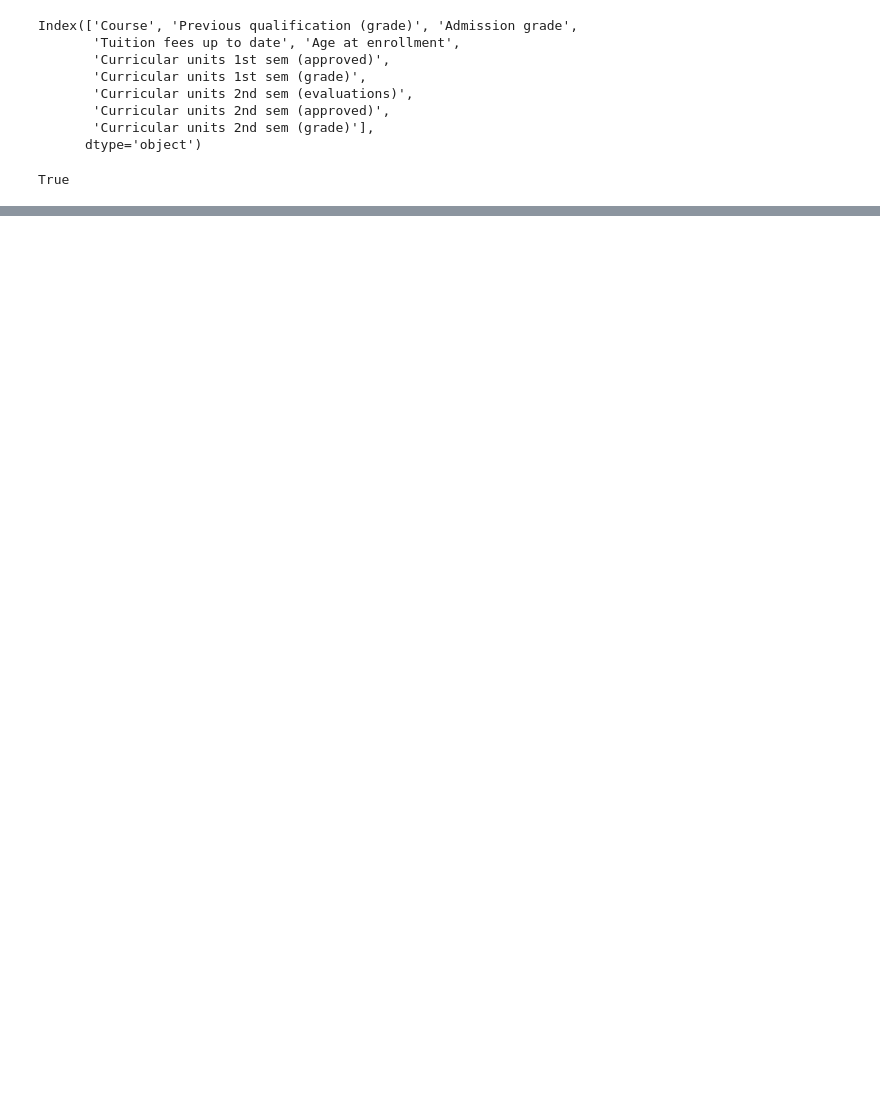
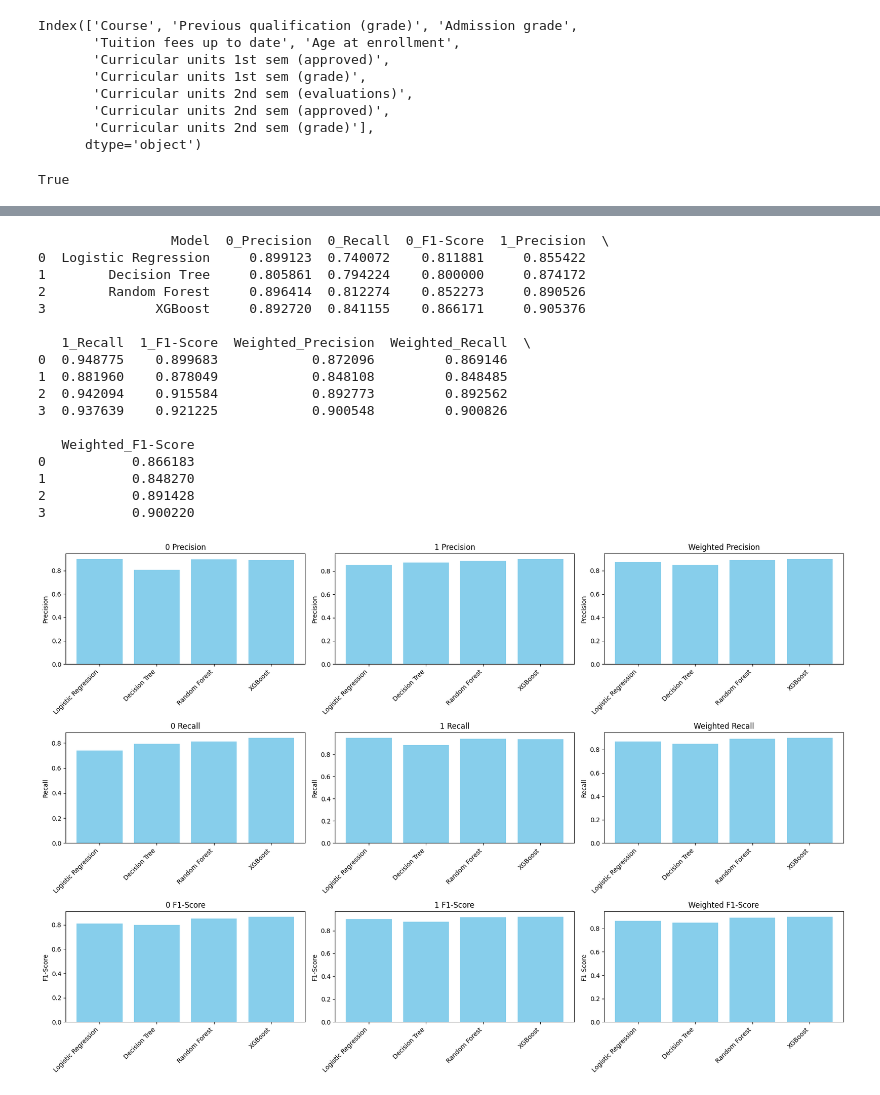
Before and after one commit to jmr-enola/AIM-AI-ML-Capstone-Project, a Jupyter notebook: files/main.ipynb, the cells around one changed output, grey strips where cells are left out. Drawn from its saved outputs; the diff is of its cells as text; code cells hidden in the pictures; blank space fills up the shorter version.

```diff
--- a/files/main.ipynb
+++ b/files/main.ipynb
@@ -685,0 +806,16 @@ print(pca.explained_variance_ratio_)
+# %%
+# train XGBoost model and evaluate its performance
+from xgboost import XGBClassifier
+model = XGBClassifier(random_state=42, eval_metric='logloss')
+model.fit(X_train, y_train)
+y_pred = model.predict(X_test)
+
+from sklearn.metrics import classification_report, confusion_matrix
+print(confusion_matrix(y_test, y_pred))
+print(classification_report(y_test, y_pred))
+
+evaluation_metrics.append({
+    "model": "XGBoost",
+    "confusion_matrix": confusion_matrix(y_test, y_pred),
+    "classification_report": classification_report(y_test, y_pred, output_dict=True)
+})
@@ -685,0 +833,58 @@ print(pca.explained_variance_ratio_)
+# %%
+import pandas as pd
+
+import matplotlib.pyplot as plt
+
+# Create a summary table for evaluation metrics
+# Create a summary table for evaluation metrics
+summary_table = pd.DataFrame({
+    "Model": [metrics["model"] for metrics in evaluation_metrics],
+    "0_Precision": [metrics["classification_report"]["0"]["precision"] for metrics in evaluation_metrics],
+    "0_Recall": [metrics["classification_report"]["0"]["recall"] for metrics in evaluation_metrics],
+    "0_F1-Score": [metrics["classification_report"]["0"]["f1-score"] for metrics in evaluation_metrics],
+    "1_Precision": [metrics["classification_report"]["1"]["precision"] for metrics in evaluation_metrics],
+    "1_Recall": [metrics["classification_report"]["1"]["recall"] for metrics in evaluation_metrics],
+    "1_F1-Score": [metrics["classification_report"]["1"]["f1-score"] for metrics in evaluation_metrics],
+    "Weighted_Precision": [metrics["classification_report"]["weighted avg"]["precision"] for metrics in evaluation_metrics],
+    "Weighted_Recall": [metrics["classification_report"]["weighted avg"]["recall"] for metrics in evaluation_metrics],
+    "Weighted_F1-Score": [metrics["classification_report"]["weighted avg"]["f1-score"] for metrics in evaluation_metrics]
+})
+
+# Display the summary table
+print(summary_table)
+
+# Plot bar charts for precision, recall, and F1-score for each class (0, 1, and weighted avg)
+metrics_to_plot = ["Precision", "Recall", "F1-Score"]
+classes = ["0", "1", "Weighted"]
+
+plt.figure(figsize=(18, 12))
+
+for i, metric in enumerate(metrics_to_plot, 1):
+    for j, cls in enumerate(classes):
+        plt.subplot(3, 3, (i - 1) * 3 + j + 1)
+        plt.bar(summary_table["Model"], summary_table[f"{cls}_{metric}"], color='skyblue')
+        plt.title(f"{cls} {metric}")
+        plt.ylabel(metric)
+        plt.xticks(rotation=45, ha='right')
+
+plt.tight_layout()
+plt.show()
+# %% [output]
+                 Model  0_Precision  0_Recall  0_F1-Score  1_Precision  \
+0  Logistic Regression     0.899123  0.740072    0.811881     0.855422
+1        Decision Tree     0.805861  0.794224    0.800000     0.874172
+2        Random Forest     0.896414  0.812274    0.852273     0.890526
+3              XGBoost     0.892720  0.841155    0.866171     0.905376
+
+   1_Recall  1_F1-Score  Weighted_Precision  Weighted_Recall  \
+0  0.948775    0.899683            0.872096         0.869146
+1  0.881960    0.878049            0.848108         0.848485
+2  0.942094    0.915584            0.892773         0.892562
+3  0.937639    0.921225            0.900548         0.900826
+
+   Weighted_F1-Score
+0           0.866183
+1           0.848270
+2           0.891428
+3           0.900220
+[figure, added]
```
Also changed, not shown: parts of 20 cells of this notebook, 1 other file.
